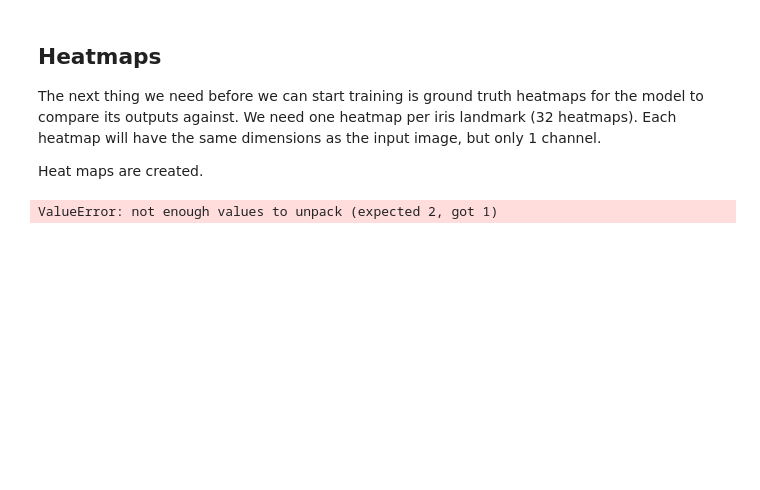
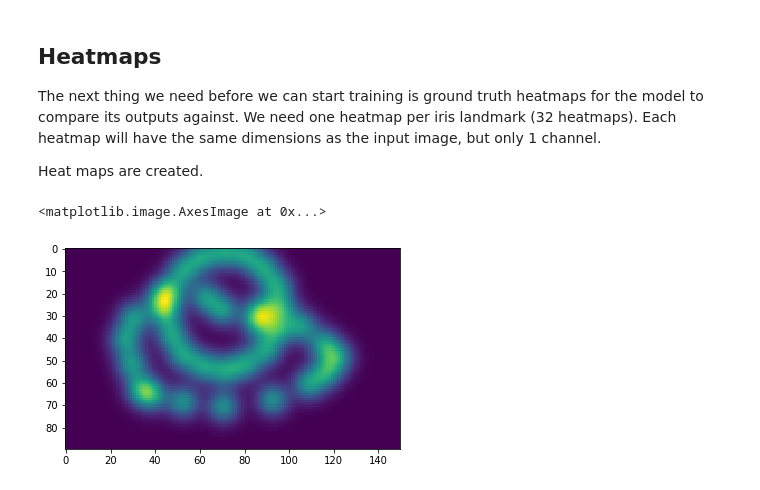
Before and after one commit to david-wb/gaze-estimation, a Jupyter notebook: notebooks/explore_data.ipynb, the cells around one changed output. Saved outputs shown, nothing was run; the diff lists cells and outputs as text; code cells hidden in the pictures; blank space fills up the shorter version.

```diff
--- a/explore_data.ipynb
+++ b/notebooks/explore_data.ipynb
@@ -9,7 +15,7 @@ from scipy.spatial.transform import Rotation as R
 ## Let's take look at the first image
 These images are generated from UnityEyes. Each image is a .jpg file and comes with a .json file of metadata. The json file contains locations of all the eye landmark positions withing the image.
 # %%
-img1_path = './datasets/UnityEyes/imgs/3.jpg'
+img1_path = '../datasets/UnityEyes/imgs/3.jpg'
 img1 = cv2.imread(img1_path)
 img1 = cv2.cvtColor(img1, cv2.COLOR_BGR2RGB)
 # %%
@@ -23,7 +29,7 @@ img1.shape
 # %%
 import json
 
-with open('./datasets/UnityEyes/imgs/3.json') as json_file:
+with open('../datasets/UnityEyes/imgs/3.json') as json_file:
     json_data = json.load(json_file)
 print(json.dumps(json_data, indent=2))
 # %% [output]
@@ -204,12 +197,7 @@ The next thing we need before we can start training is ground truth heatmaps for
 
 Heat maps are created.
 # %%
-def get_heatmaps(shape, json_data, transform):
-    def process_coords(coords_list):
-        coords = [eval(l) for l in coords_list]
-        return np.array([(x, ih-y, z) for (x, y, z) in coords])
-    iris_landmarks = process_coords(json_data['iris_2d'])
-
+def get_heatmaps(shape, landmarks):
     def gaussian_2d(shape, center, sigma=1.0):
         """Generate heatmap with single 2D gaussian."""
         xs = np.arange(0.5, shape[1] + 0.5, step=1.0, dtype=np.float32)
@@ -219,13 +207,13 @@ def get_heatmaps(shape, json_data, transform):
         return heatmap
 
     heatmaps = []
-    for (x, y, z) in iris_landmarks:
-        x, y = np.matmul(transform, [x, y, 1.0])
+    for (x, y) in landmarks:
         heatmaps.append(gaussian_2d(shape, (int(x), int(y)), sigma=5.0))
     return heatmaps
 # %%
-heatmaps = get_heatmaps((90,150), json_data, transform)
+heatmaps = get_heatmaps((90,150), landmarks)
 merged_heatmaps = np.mean(heatmaps, axis=0)
 plt.imshow(merged_heatmaps * 255)
 # %% [output]
-ValueError: not enough values to unpack (expected 2, got 1)
+<matplotlib.image.AxesImage at 0x...>
+[figure, added]
```
Also changed, not shown: parts of 2 cells of this notebook, 12 other files.
